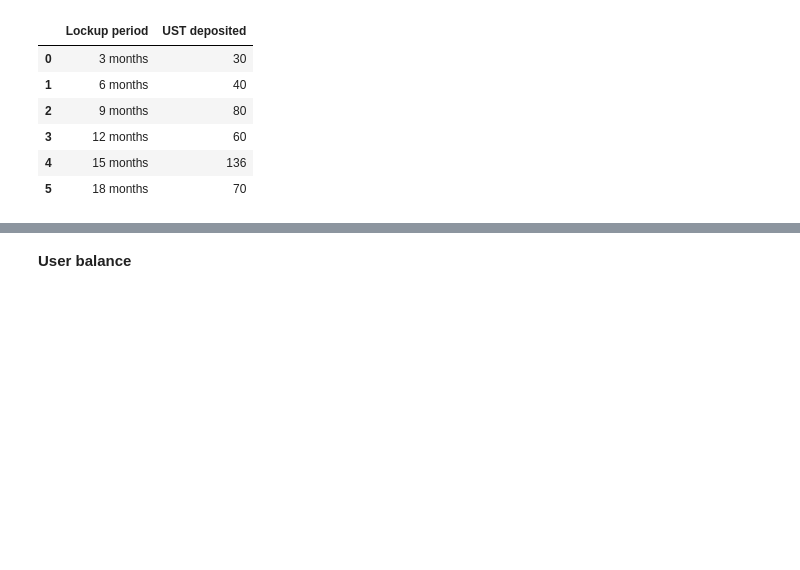
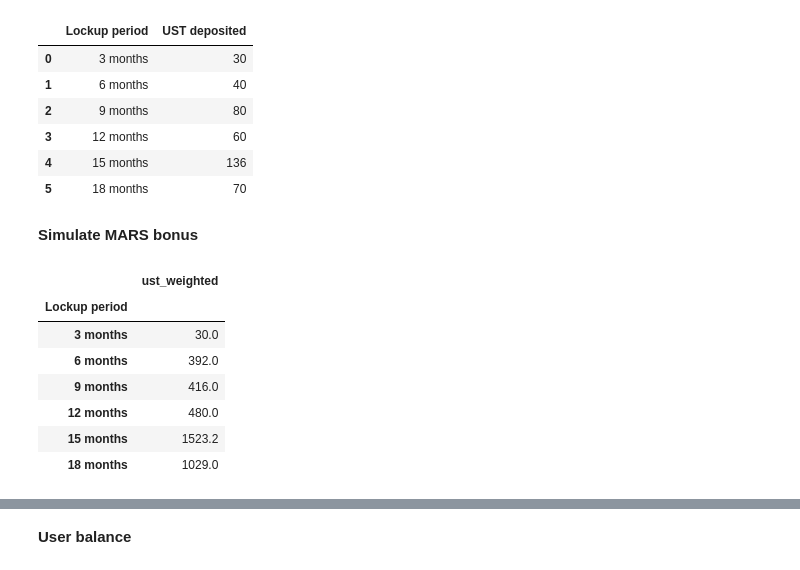
Before and after one commit to IncioMan/mars_lockdrop, a Jupyter notebook: notebook/Mars Lockdrop.ipynb, the cells around one changed output, grey strips where cells are left out. Saved outputs shown, nothing was run; the diff lists cells and outputs as text; code cells hidden in the pictures; blank space fills up the shorter version.

```diff
--- a/notebook/Mars Lockdrop.ipynb
+++ b/notebook/Mars Lockdrop.ipynb
@@ -212,3 +212,5 @@ last_duration_amount
 | 3 | 12 months | 60 |
 | 4 | 15 months | 136 |
 | 5 | 18 months | 70 |
+# %% [markdown]
+**Simulate MARS bonus**
@@ -214,0 +224,20 @@ last_duration_amount
+# %%
+df_value_weighted = df_value.copy()
+df_value_weighted['3 months'] *= 1
+df_value_weighted['6 months'] *= 2.8
+df_value_weighted['9 months'] *= 5.2
+df_value_weighted['12 months'] *= 8
+df_value_weighted['15 months'] *= 11.2
+df_value_weighted['18 months'] *= 14.7
+df_value_weighted = df_value_weighted.T
+df_value_weighted.columns = ['ust_weighted']
+df_value_weighted
+# %% [output]
+|  | ust_weighted |
+| Lockup period |  |
+| 3 months | 30.0 |
+| 6 months | 392.0 |
+| 9 months | 416.0 |
+| 12 months | 480.0 |
+| 15 months | 1523.2 |
+| 18 months | 1029.0 |
```
Also changed, not shown: parts of 6 cells of this notebook.
